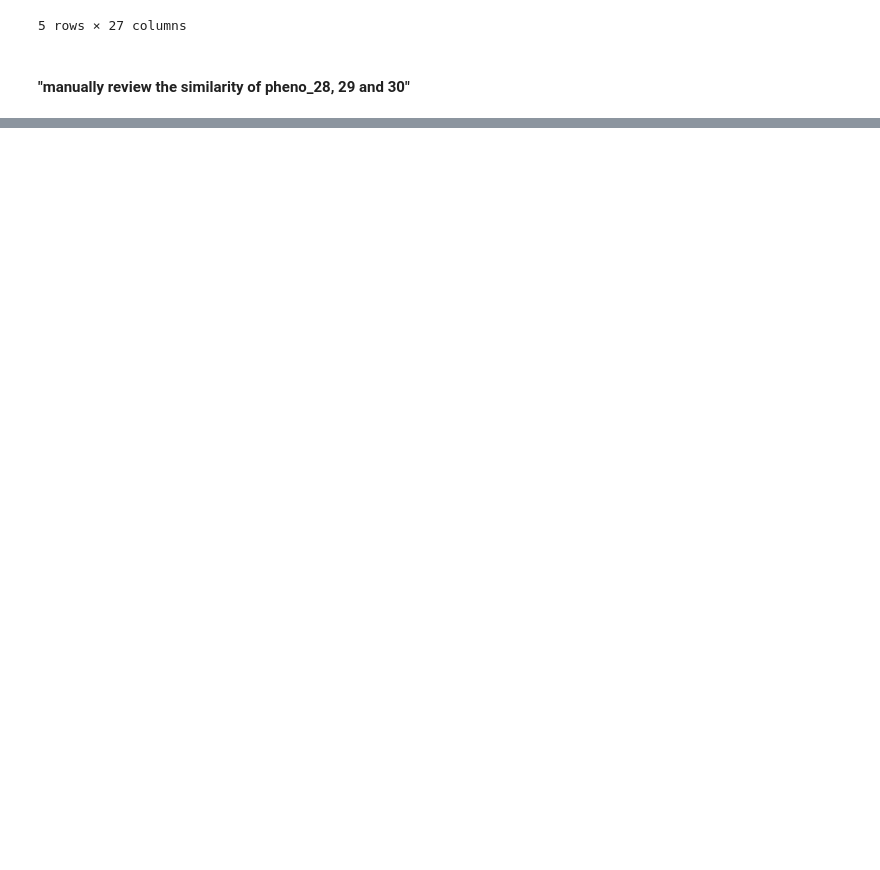
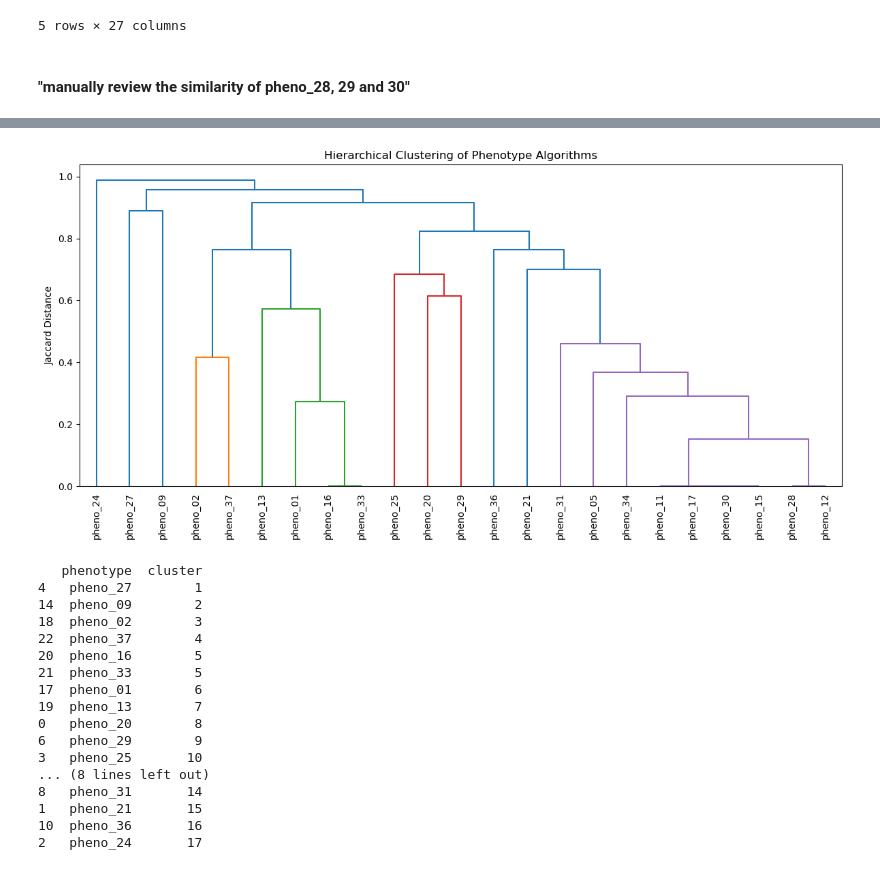
Before and after one commit to yue-zhao811/Clustering-Phenotype-and-identify-duplications-in-HDF-algorithm, a Jupyter notebook: src/codelist_eda.ipynb, the cells around one changed output, grey strips where cells are left out. Saved outputs shown, nothing was run; the diff lists cells and outputs as text; code cells hidden in the pictures; blank space fills up the shorter version.

```diff
--- a/src/codelist_eda.ipynb
+++ b/src/codelist_eda.ipynb
@@ -232,0 +191,55 @@ set28
+# %%
+import pandas as pd
+import matplotlib.pyplot as plt
+from scipy.spatial.distance import pdist, squareform
+from scipy.cluster.hierarchy import linkage, dendrogram, fcluster
+
+# 1. Select phenotype columns
+pheno_cols = [c for c in code_list.columns if c.startswith("pheno_")]
+
+# 2. Build phenotype x code matrix
+X = code_list[pheno_cols].astype(int).T
+
+# 3. Compute Jaccard distance
+dist_vec = pdist(X.values, metric="jaccard")
+dist_mat = squareform(dist_vec)
+
+# 4. Hierarchical clustering
+Z = linkage(dist_vec, method="average")  # Use "min" for single linkage, "average" for average linkage
+
+# 5. Plot dendrogram
+plt.figure(figsize=(12, 6))
+dendrogram(Z, labels=X.index.tolist(), leaf_rotation=90)
+plt.title("Hierarchical Clustering of Phenotype Algorithms")
+plt.ylabel("Jaccard Distance")
+plt.tight_layout()
+plt.show()
+
+# 6. Assign clusters using a distance threshold
+cluster_labels = fcluster(Z, t=0.2, criterion="distance")
+
+cluster_df = pd.DataFrame({
+    "phenotype": X.index,
+    "cluster": cluster_labels
+}).sort_values(["cluster", "phenotype"])
+
+print(cluster_df)
+# %% [output]
+[figure, added]
+   phenotype  cluster
+4   pheno_27        1
+14  pheno_09        2
+18  pheno_02        3
+22  pheno_37        4
+20  pheno_16        5
+21  pheno_33        5
+17  pheno_01        6
+19  pheno_13        7
+0   pheno_20        8
+6   pheno_29        9
+3   pheno_25       10
+... (8 lines left out)
+8   pheno_31       14
+1   pheno_21       15
+10  pheno_36       16
+2   pheno_24       17
```
Also changed, not shown: parts of 5 cells of this notebook.
